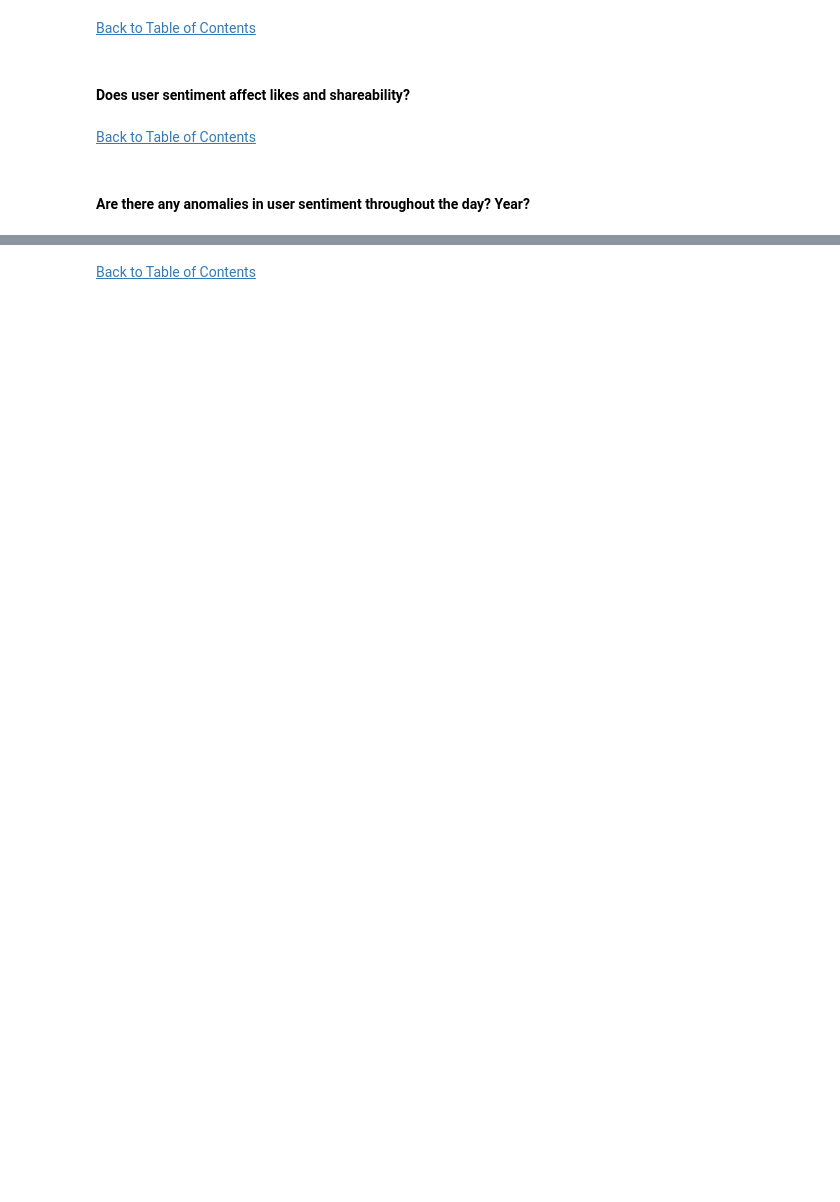
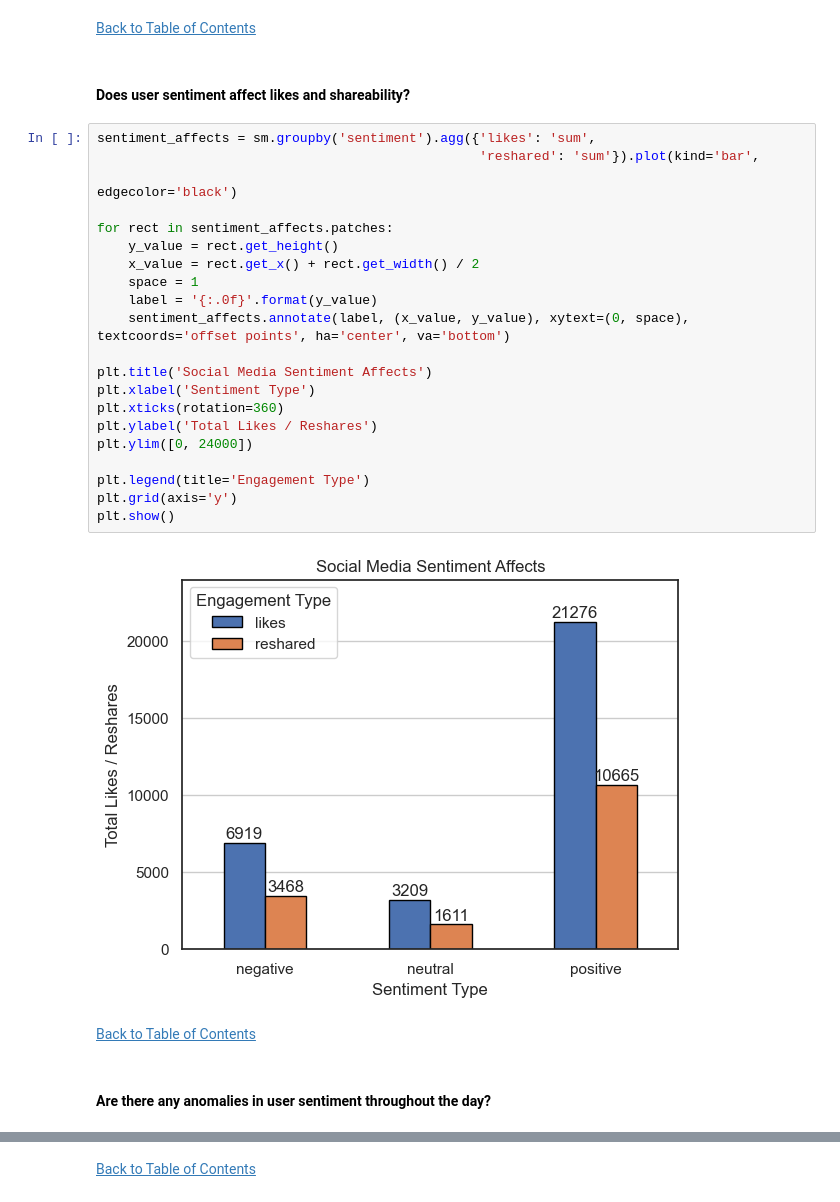
Before and after one commit to jasondo-da/Social_Media_Analysis, a Jupyter notebook: social_media_sentiments_analysis.ipynb, the cells around one changed output, grey strips where cells are left out. Cells and saved outputs as stored; diff of their text form; blank space fills up the shorter version.

```diff
--- a/social_media_sentiments_analysis.ipynb
+++ b/social_media_sentiments_analysis.ipynb
@@ -1133,7 +1165,30 @@ plt.show()
 [Back to Table of Contents](#back)
 # %% [markdown]
 #### Does user sentiment affect likes and shareability?
+# %%
+sentiment_affects = sm.groupby('sentiment').agg({'likes': 'sum',
+                                                 'reshared': 'sum'}).plot(kind='bar',
+                                                                          edgecolor='black')
+
+for rect in sentiment_affects.patches:
+    y_value = rect.get_height()
+    x_value = rect.get_x() + rect.get_width() / 2
+    space = 1
+    label = '{:.0f}'.format(y_value)
+    sentiment_affects.annotate(label, (x_value, y_value), xytext=(0, space), textcoords='offset points', ha='center', va='bottom')
+
+plt.title('Social Media Sentiment Affects')
+plt.xlabel('Sentiment Type')
+plt.xticks(rotation=360)
+plt.ylabel('Total Likes / Reshares')
+plt.ylim([0, 24000])
+
+plt.legend(title='Engagement Type')
+plt.grid(axis='y')
+plt.show()
+# %% [output]
+[figure, added]
 # %% [markdown]
 [Back to Table of Contents](#back)
 # %% [markdown]
-#### Are there any anomalies in user sentiment throughout the day? Year?
+#### Are there any anomalies in user sentiment throughout the day?
```
Also changed, not shown: parts of 19 cells of this notebook.
